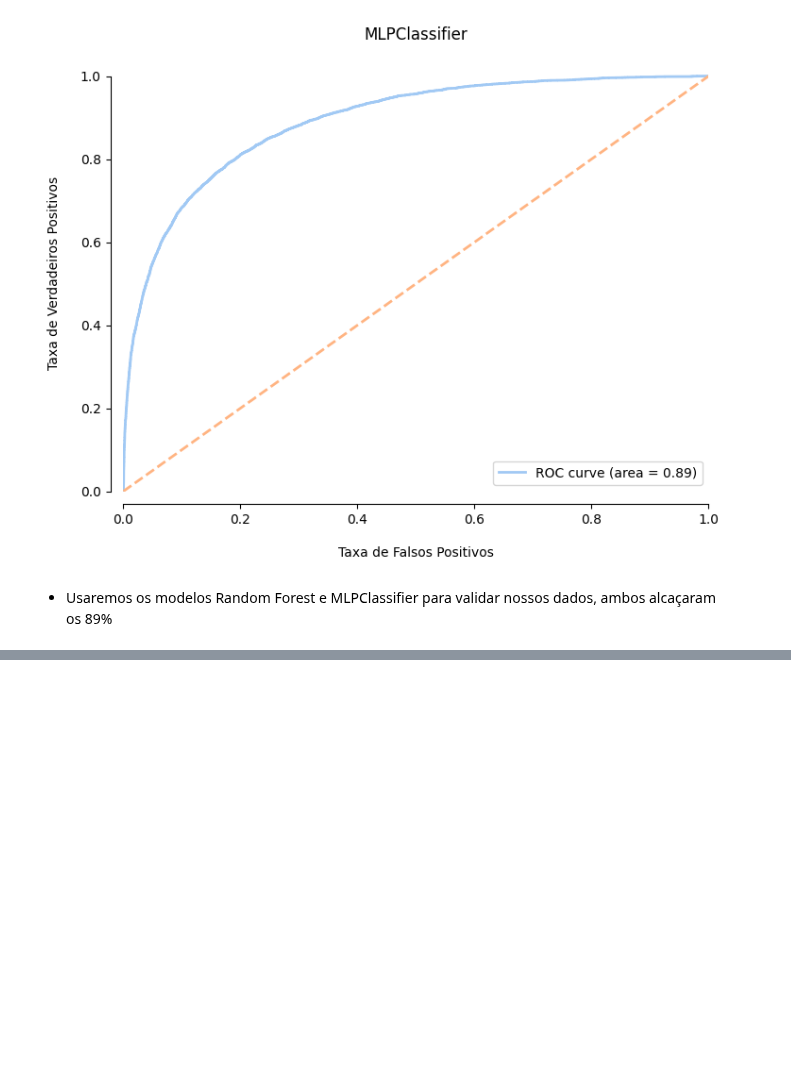
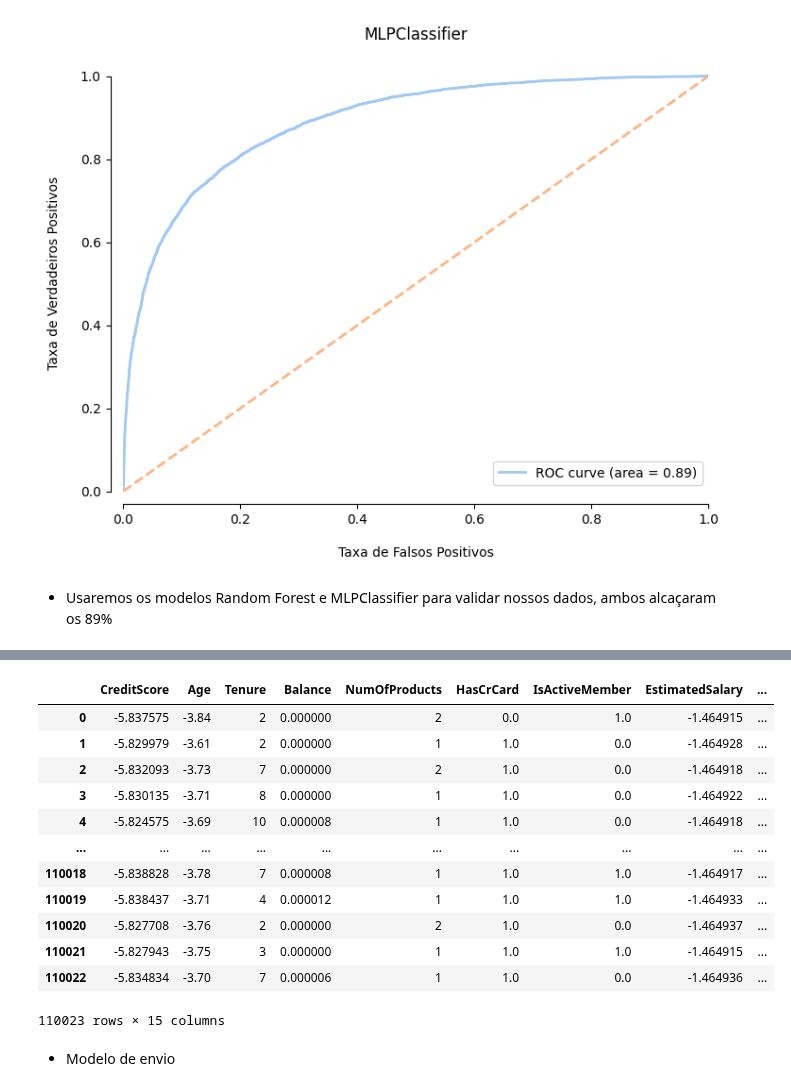
Before and after one commit to guievbs/bank-churn-prediction, a Jupyter notebook: src/models/ml_models.ipynb, the cells around one changed output, grey strips where cells are left out. Saved outputs shown, nothing was run; the diff lists cells and outputs as text; code cells hidden in the pictures; blank space fills up the shorter version.

```diff
--- a/src/models/ml_models.ipynb
+++ b/src/models/ml_models.ipynb
@@ -156,9 +176,9 @@ tune_rf = plot_roc_curve(best_model_rf, X_train, X_test, y_train, y_test, rf)
 ### Parâmetros para MLPClassifier
 # %%
 param_grid_mlp = {
-    'classifier__hidden_layer_sizes': [(100,), (100, 50)],
+    'classifier__hidden_layer_sizes': [(100, 50), (50, 50)],
     'classifier__solver': ['sgd', 'adam'],
-    'classifier__alpha': [0.001, 0.01],
+    'classifier__alpha': [0.01],
     'classifier__learning_rate': ['adaptive']
 }
 best_model_mlp = tune_model(MLPClassifier(max_iter=100), param_grid_mlp, "MLP Classifier")
@@ -174,0 +257,18 @@ tune_mlp = plot_roc_curve(best_model_mlp, X_train, X_test, y_train, y_test, "MLP
+# %%
+test_mlp
+# %% [output]
+|  | CreditScore | Age | Tenure | Balance | NumOfProducts | HasCrCard | IsActiveMember | EstimatedSalary | ... |
+| 0 | -5.837575 | -3.84 | 2 | 0.000000 | 2 | 0.0 | 1.0 | -1.464915 | ... |
+| 1 | -5.829979 | -3.61 | 2 | 0.000000 | 1 | 1.0 | 0.0 | -1.464928 | ... |
+| 2 | -5.832093 | -3.73 | 7 | 0.000000 | 2 | 1.0 | 0.0 | -1.464918 | ... |
+| 3 | -5.830135 | -3.71 | 8 | 0.000000 | 1 | 1.0 | 0.0 | -1.464922 | ... |
+| 4 | -5.824575 | -3.69 | 10 | 0.000008 | 1 | 1.0 | 0.0 | -1.464918 | ... |
+| ... | ... | ... | ... | ... | ... | ... | ... | ... | ... |
+| 110018 | -5.838828 | -3.78 | 7 | 0.000008 | 1 | 1.0 | 1.0 | -1.464917 | ... |
+| 110019 | -5.838437 | -3.71 | 4 | 0.000012 | 1 | 1.0 | 1.0 | -1.464933 | ... |
+| 110020 | -5.827708 | -3.76 | 2 | 0.000000 | 2 | 1.0 | 0.0 | -1.464937 | ... |
+| 110021 | -5.827943 | -3.75 | 3 | 0.000000 | 1 | 1.0 | 1.0 | -1.464915 | ... |
+| 110022 | -5.834834 | -3.70 | 7 | 0.000006 | 1 | 1.0 | 0.0 | -1.464936 | ... |
+110023 rows × 15 columns
+# %% [markdown]
+- Modelo de envio
```
Also changed, not shown: parts of 25 cells of this notebook.
